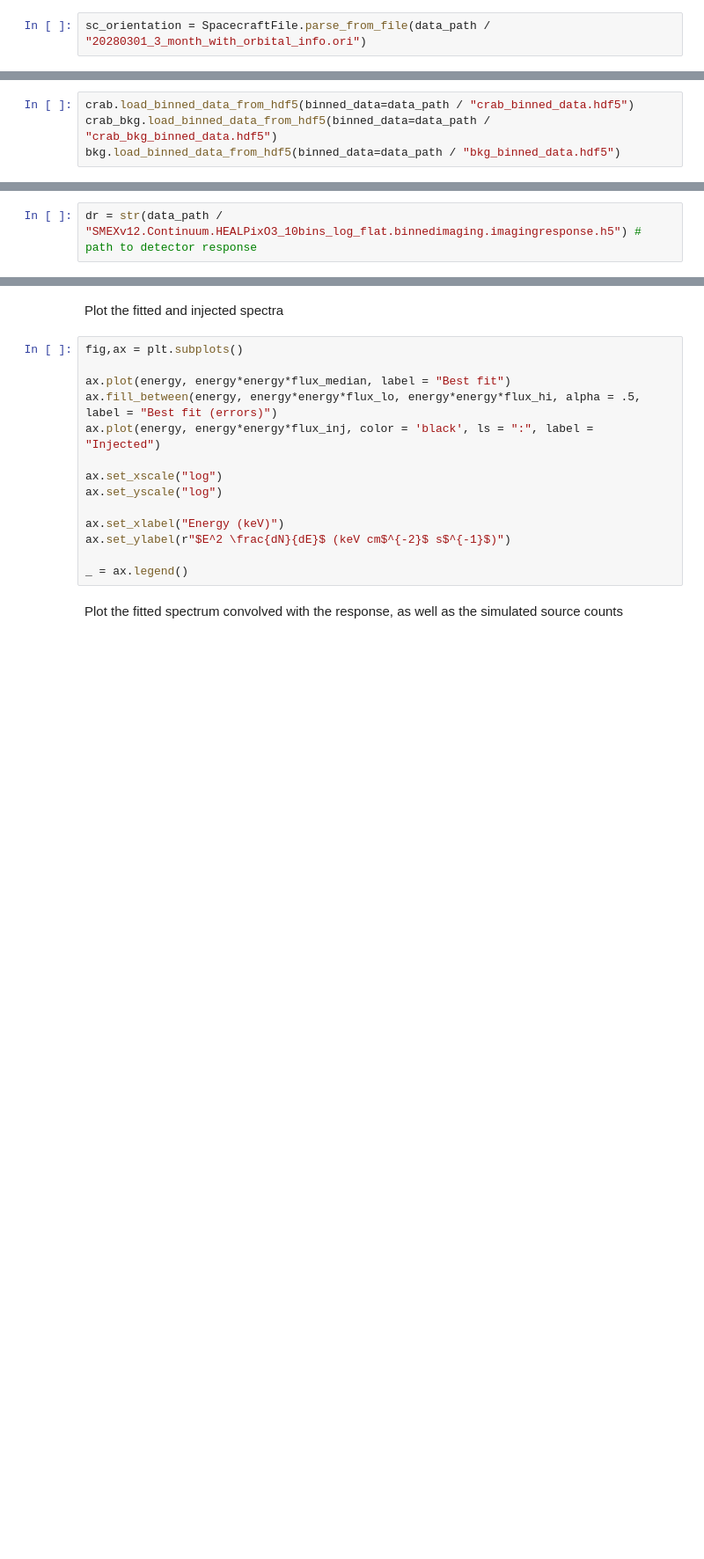
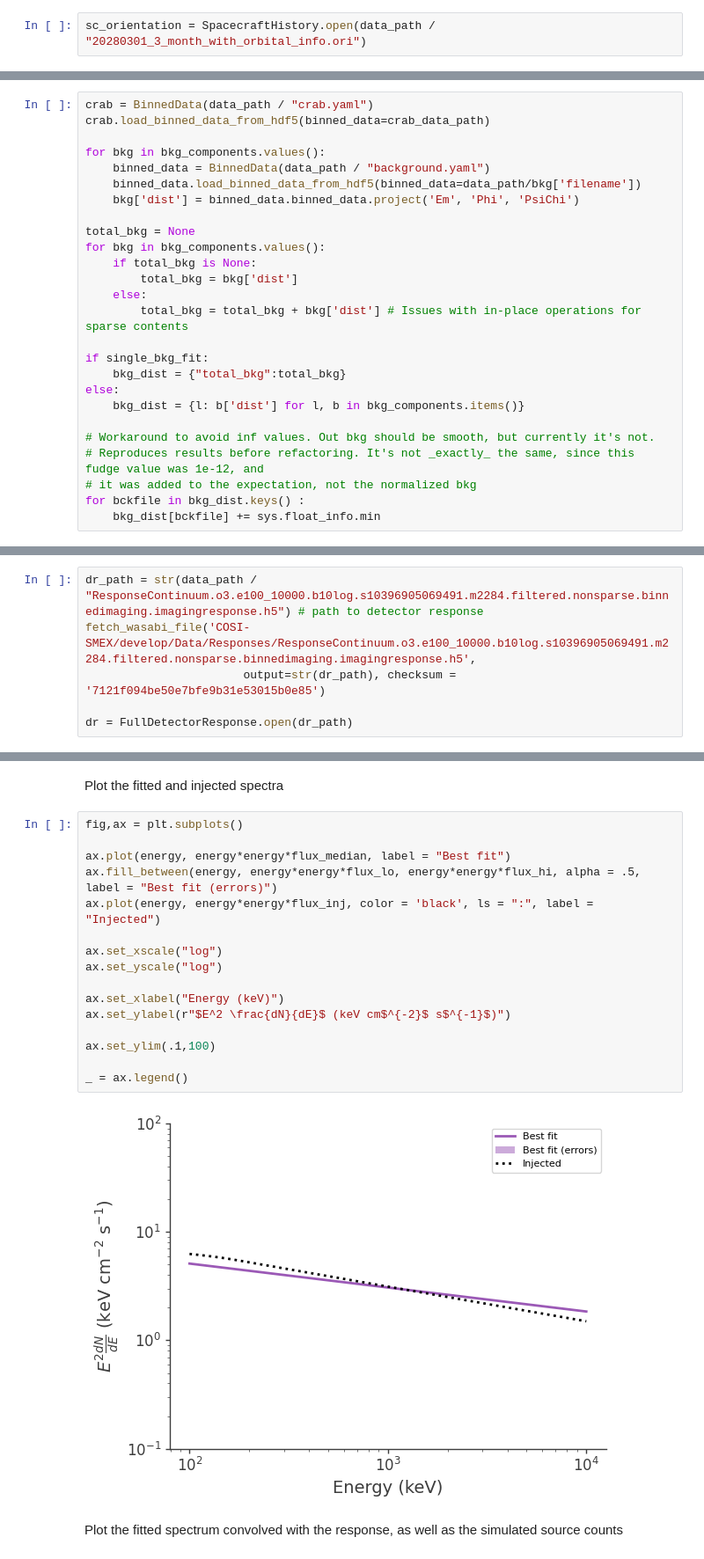
Before and after one commit to hiyoneda/cosipy, a Jupyter notebook: docs/tutorials/spectral_fits/continuum_fit/crab/SpectralFit_Crab.ipynb, the cells around one changed output, grey strips where cells are left out. Shown at 88% size. Saved outputs shown, nothing was run; the diff lists cells and outputs as text; blank space fills up the shorter version.

Commit message:
Crab spectral fit tutorial working with new interfaces.
Signed-off-by: Israel Martinez <imc@umd.edu>

```diff
--- a/docs/tutorials/spectral_fits/continuum_fit/crab/SpectralFit_Crab.ipynb
+++ b/docs/tutorials/spectral_fits/continuum_fit/crab/SpectralFit_Crab.ipynb
@@ -92,4 +92,4 @@ fetch_wasabi_file('COSI-SMEX/develop/Data/Responses/SMEXv12.Continuum.HEALPixO3_
 # %% [markdown]
 Read in the spacecraft orientation file
 # %%
-sc_orientation = SpacecraftFile.parse_from_file(data_path / "20280301_3_month_with_orbital_info.ori")
+sc_orientation = SpacecraftHistory.open(data_path / "20280301_3_month_with_orbital_info.ori")
@@ -104,5 +133,27 @@ Load binned .hdf5 files
 # %%
-crab.load_binned_data_from_hdf5(binned_data=data_path / "crab_binned_data.hdf5")
-crab_bkg.load_binned_data_from_hdf5(binned_data=data_path / "crab_bkg_binned_data.hdf5")
-bkg.load_binned_data_from_hdf5(binned_data=data_path / "bkg_binned_data.hdf5")
+crab = BinnedData(data_path / "crab.yaml")
+crab.load_binned_data_from_hdf5(binned_data=crab_data_path)
+
+for bkg in bkg_components.values():
+    binned_data = BinnedData(data_path / "background.yaml")
+    binned_data.load_binned_data_from_hdf5(binned_data=data_path/bkg['filename'])
+    bkg['dist'] = binned_data.binned_data.project('Em', 'Phi', 'PsiChi')
+
+total_bkg = None
+for bkg in bkg_components.values():
+    if total_bkg is None:
+        total_bkg = bkg['dist']
+    else:
+        total_bkg = total_bkg + bkg['dist'] # Issues with in-place operations for sparse contents
+
+if single_bkg_fit:
+    bkg_dist = {"total_bkg":total_bkg}
+else:
+    bkg_dist = {l: b['dist'] for l, b in bkg_components.items()}
+
+# Workaround to avoid inf values. Out bkg should be smooth, but currently it's not.
+# Reproduces results before refactoring. It's not _exactly_ the same, since this fudge value was 1e-12, and
+# it was added to the expectation, not the normalized bkg
+for bckfile in bkg_dist.keys() :
+    bkg_dist[bckfile] += sys.float_info.min
 # %% [markdown]
@@ -110,2 +161,6 @@ Define the path to the detector response
 # %%
-dr = str(data_path / "SMEXv12.Continuum.HEALPixO3_10bins_log_flat.binnedimaging.imagingresponse.h5") # path to detector response
+dr_path = str(data_path / "ResponseContinuum.o3.e100_10000.b10log.s10396905069491.m2284.filtered.nonsparse.binnedimaging.imagingresponse.h5") # path to detector response
+fetch_wasabi_file('COSI-SMEX/develop/Data/Responses/ResponseContinuum.o3.e100_10000.b10log.s10396905069491.m2284.filtered.nonsparse.binnedimaging.imagingresponse.h5',
+                       output=str(dr_path), checksum = '7121f094be50e7bfe9b31e53015b0e85')
+
+dr = FullDetectorResponse.open(dr_path)
@@ -254,17 +422,21 @@ Plot the fitted and injected spectra
 # %%
 fig,ax = plt.subplots()
 
 ax.plot(energy, energy*energy*flux_median, label = "Best fit")
 ax.fill_between(energy, energy*energy*flux_lo, energy*energy*flux_hi, alpha = .5, label = "Best fit (errors)")
 ax.plot(energy, energy*energy*flux_inj, color = 'black', ls = ":", label = "Injected")
 
 ax.set_xscale("log")
 ax.set_yscale("log")
 
 ax.set_xlabel("Energy (keV)")
 ax.set_ylabel(r"$E^2 \frac{dN}{dE}$ (keV cm$^{-2}$ s$^{-1}$)")
 
+ax.set_ylim(.1,100)
+
 _ = ax.legend()
+# %% [output]
+[figure, added]
 # %% [markdown]
 Plot the fitted spectrum convolved with the response, as well as the simulated source counts
 # %%
```
Also changed, not shown: parts of 27 cells of this notebook, 2 other files.
